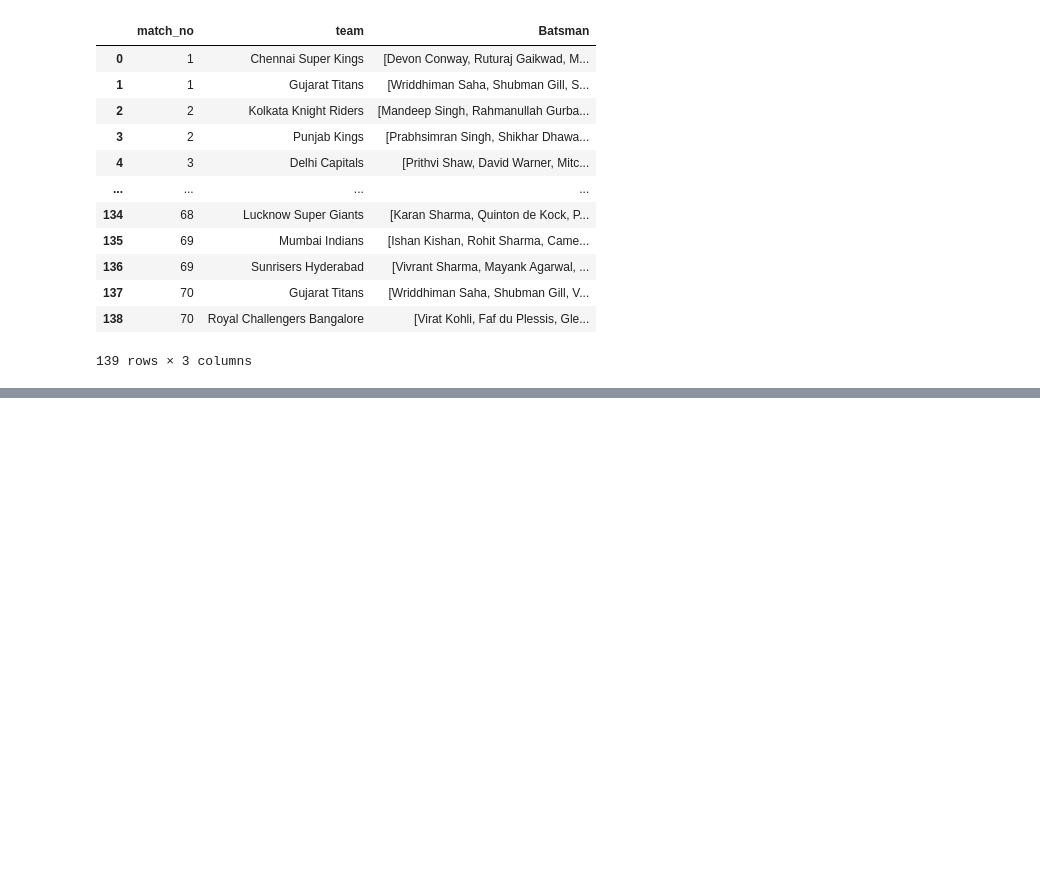
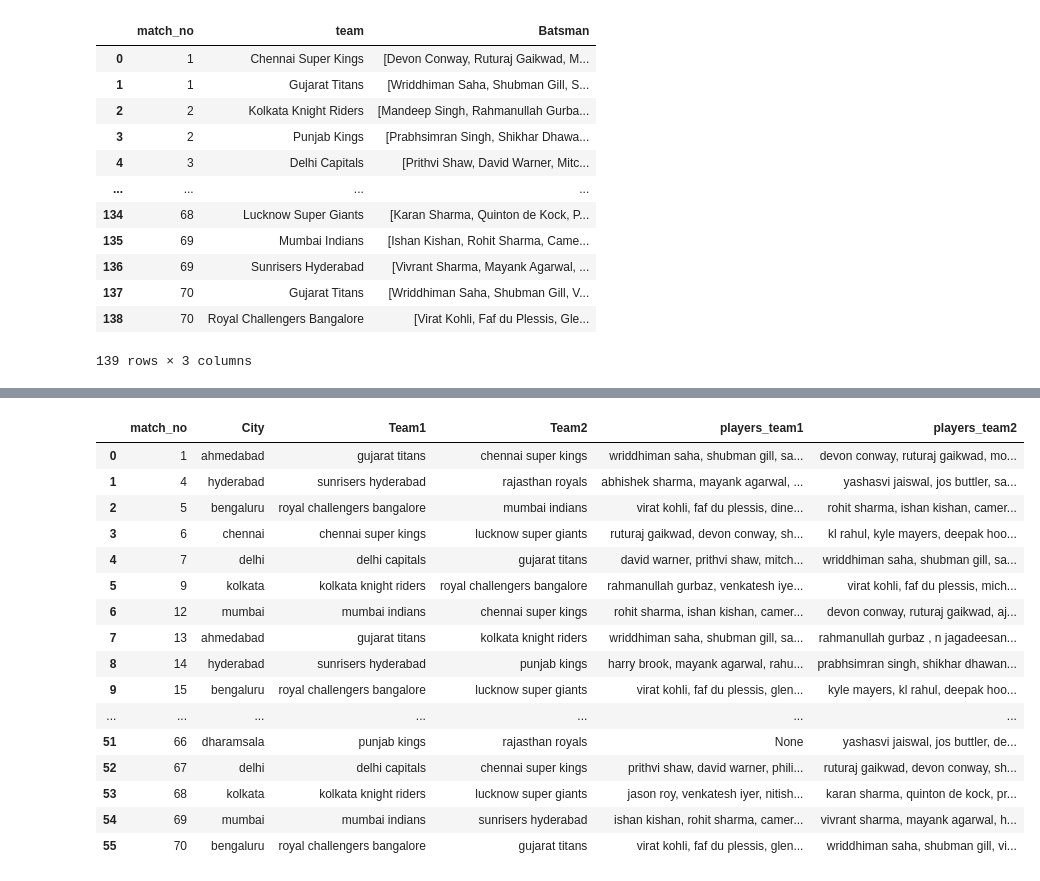
Before and after one commit to patrickevans29/ipl_prediction_model, a Jupyter notebook: notebooks/dataframe2023.ipynb, the cells around one changed output, grey strips where cells are left out. Cells and saved outputs as stored; diff of their text form; code cells hidden in the pictures; blank space fills up the shorter version.

```diff
--- a/notebooks/dataframe2023.ipynb
+++ b/notebooks/dataframe2023.ipynb
@@ -647,0 +801,35 @@ grouped
+# %%
+def first_non_empty(s):
+    for value in s:
+        if value.strip() != '':
+            return value.strip()
+
+
+# Grouper par match_no et appliquer la fonction first_non_empty pour les colonnes pertinentes
+grouped_df = result_df.groupby('match_no').agg({
+    'City': 'first',
+    'Team1': 'first',
+    'Team2': 'first',
+    'players_team1': first_non_empty,
+    'players_team2': first_non_empty
+}).reset_index()
+# %%
+grouped_df
+# %% [output]
+|  | match_no | City | Team1 | Team2 | players_team1 | players_team2 |
+| 0 | 1 | ahmedabad | gujarat titans | chennai super kings | wriddhiman saha, shubman gill, sa... | devon conway, ruturaj gaikwad, mo... |
+| 1 | 4 | hyderabad | sunrisers hyderabad | rajasthan royals | abhishek sharma, mayank agarwal, ... | yashasvi jaiswal, jos buttler, sa... |
+| 2 | 5 | bengaluru | royal challengers bangalore | mumbai indians | virat kohli, faf du plessis, dine... | rohit sharma, ishan kishan, camer... |
+| 3 | 6 | chennai | chennai super kings | lucknow super giants | ruturaj gaikwad, devon conway, sh... | kl rahul, kyle mayers, deepak hoo... |
+| 4 | 7 | delhi | delhi capitals | gujarat titans | david warner, prithvi shaw, mitch... | wriddhiman saha, shubman gill, sa... |
+| 5 | 9 | kolkata | kolkata knight riders | royal challengers bangalore | rahmanullah gurbaz, venkatesh iye... | virat kohli, faf du plessis, mich... |
+| 6 | 12 | mumbai | mumbai indians | chennai super kings | rohit sharma, ishan kishan, camer... | devon conway, ruturaj gaikwad, aj... |
+| 7 | 13 | ahmedabad | gujarat titans | kolkata knight riders | wriddhiman saha, shubman gill, sa... | rahmanullah gurbaz , n jagadeesan... |
+| 8 | 14 | hyderabad | sunrisers hyderabad | punjab kings | harry brook, mayank agarwal, rahu... | prabhsimran singh, shikhar dhawan... |
+| 9 | 15 | bengaluru | royal challengers bangalore | lucknow super giants | virat kohli, faf du plessis, glen... | kyle mayers, kl rahul, deepak hoo... |
+| ... | ... | ... | ... | ... | ... | ... |
+| 51 | 66 | dharamsala | punjab kings | rajasthan royals | None | yashasvi jaiswal, jos buttler, de... |
+| 52 | 67 | delhi | delhi capitals | chennai super kings | prithvi shaw, david warner, phili... | ruturaj gaikwad, devon conway, sh... |
+| 53 | 68 | kolkata | kolkata knight riders | lucknow super giants | jason roy, venkatesh iyer, nitish... | karan sharma, quinton de kock, pr... |
+| 54 | 69 | mumbai | mumbai indians | sunrisers hyderabad | ishan kishan, rohit sharma, camer... | vivrant sharma, mayank agarwal, h... |
+| 55 | 70 | bengaluru | royal challengers bangalore | gujarat titans | virat kohli, faf du plessis, glen... | wriddhiman saha, shubman gill, vi... |
```
Also changed, not shown: parts of 22 cells of this notebook.
